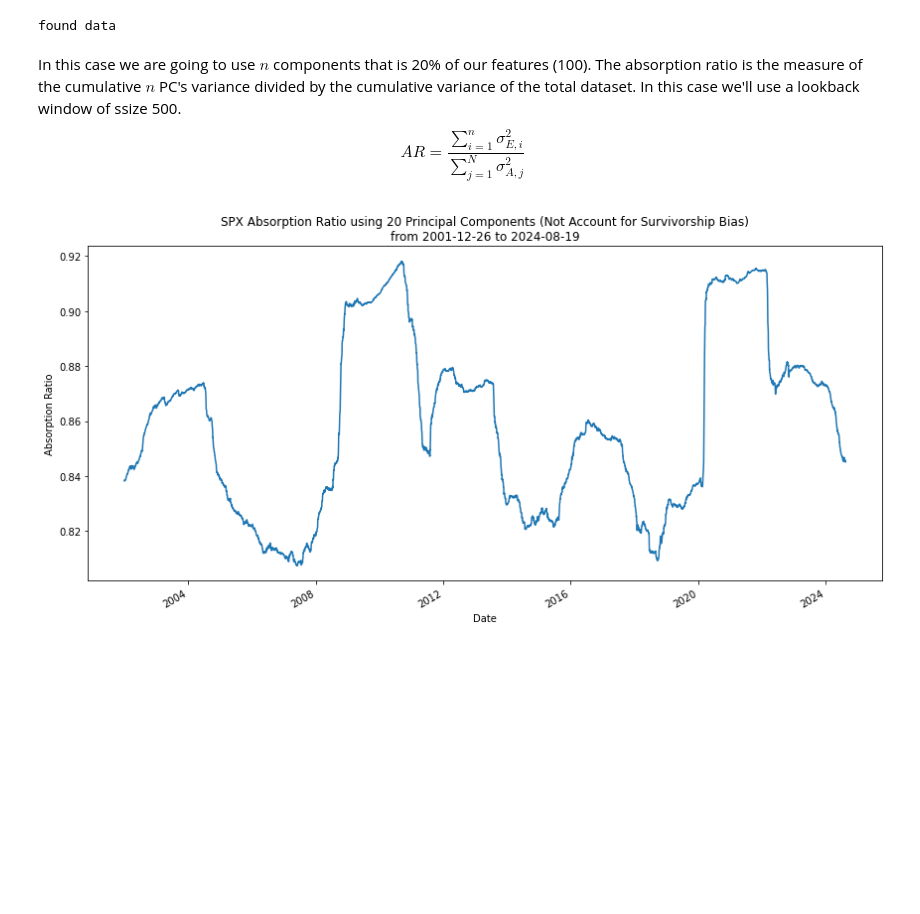
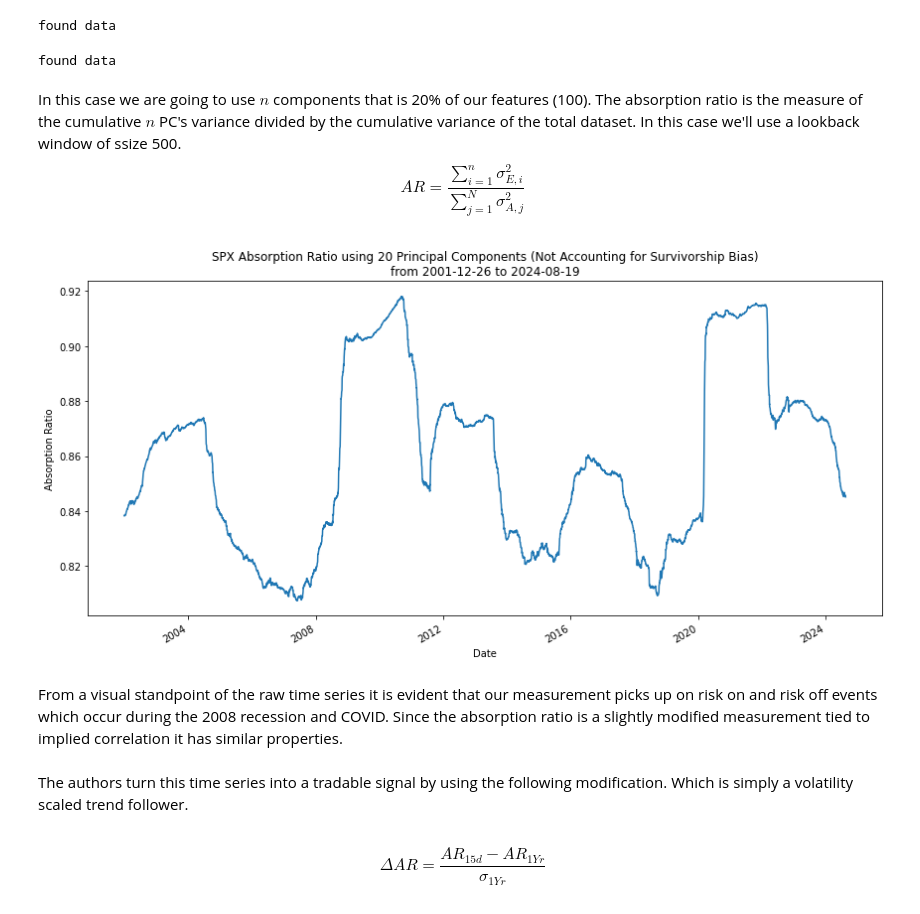
Before and after one commit to diegodalvarez/AbsorptionRatio, a Jupyter notebook: root/AbsorptionRatio.ipynb, the cells around one changed output. Drawn from its saved outputs; the diff is of its cells as text; code cells hidden in the pictures; blank space fills up the shorter version.

```diff
--- a/root/AbsorptionRatio.ipynb
+++ b/root/AbsorptionRatio.ipynb
@@ -26,6 +28,19 @@ def prep_data() -> pd.DataFrame:
 df_prep = prep_data()
 # %% [output]
 found data
+# %%
+def prep_spx() -> pd.DataFrame:
+
+    df_spx = (DataCollect().get_spx_rtn().rename(
+        columns = {"Adj Close": "SPX"})
+        [["SPX"]].
+        sort_index())
+
+    return df_spx
+
+df_spx = prep_spx()
+# %% [output]
+found data
 # %% [markdown]
 In this case we are going to use $n$ components that is 20% of our features (100). The absorption ratio is the measure of the cumulative $n$ PC's variance divided by the cumulative variance of the total dataset. In this case we'll use a lookback window of ssize 500.
 \begin{equation}
@@ -52,16 +67,24 @@ df_absorption = get_absorption(df_prep)
 # %%
 def plot_absorption_ratio(df_absorption: pd.DataFrame) -> plt.Figure:
 
     df_absorption.set_index("Date").plot(
         figsize = (12,6),
         ylabel = "Absorption Ratio",
         legend = False,
-        title = "SPX Absorption Ratio using 20 Principal Components (Not Account for Survivorship Bias)\nfrom {} to {}".format(
+        title = "SPX Absorption Ratio using 20 Principal Components (Not Accounting for Survivorship Bias)\nfrom {} to {}".format(
             df_absorption.Date.min().date(),
             df_absorption.Date.max().date()))
 
     plt.tight_layout()
 
 plot_absorption_ratio(df_absorption)
 # %% [output]
-[figure, old version]
+[figure, new version]
+# %% [markdown]
+From a visual standpoint of the raw time series it is evident that our measurement picks up on risk on and risk off events which occur during the 2008 recession and COVID. Since the absorption ratio is a slightly modified measurement tied to implied correlation it has similar properties.
+# %% [markdown]
+The authors turn this time series into a tradable signal by using the following modification. Which is simply a volatility scaled trend follower.
+# %% [markdown]
+\begin{equation}
+\Delta AR = \frac{AR_{15d} - AR_{1Yr}}{\sigma_{1Yr}}
+\end{equation}
```
Also changed, not shown: parts of 2 cells of this notebook.
